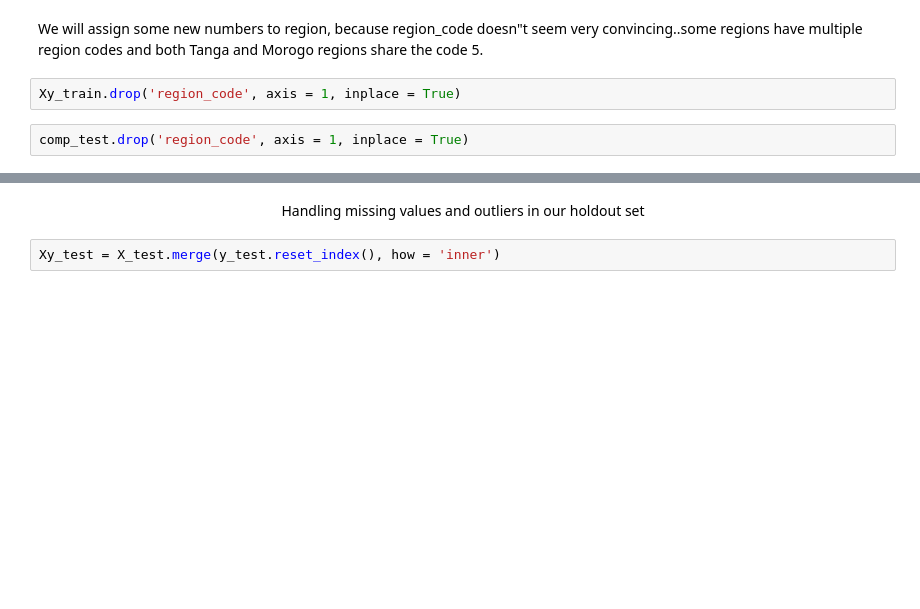
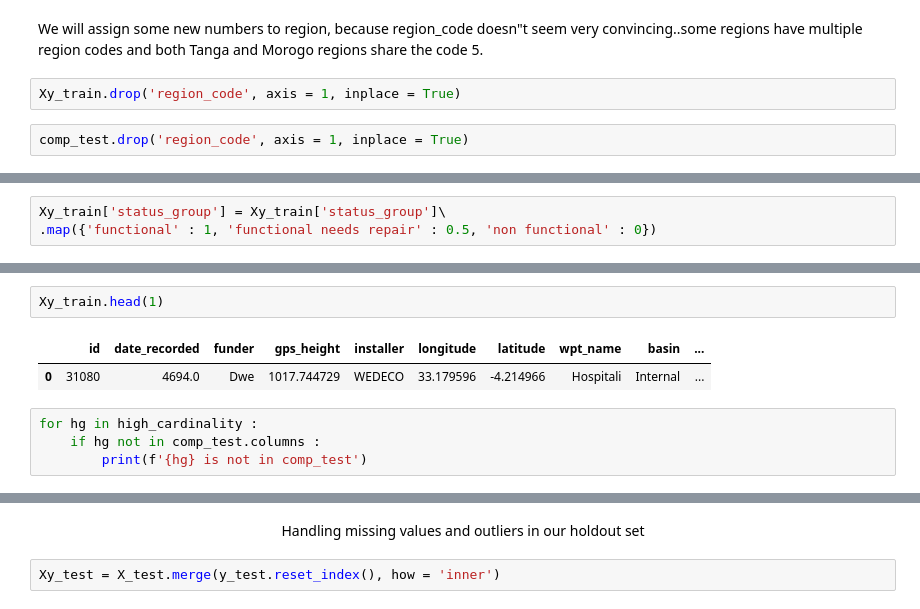
Before and after one commit to KCristopher/drivendata_competitions, a Jupyter notebook: data_mining_water_table/pump_water.ipynb, the cells around one changed output, grey strips where cells are left out. Cells and saved outputs as stored; diff of their text form; blank space fills up the shorter version.

```diff
--- a/data_mining_water_table/pump_water.ipynb
+++ b/data_mining_water_table/pump_water.ipynb
@@ -3120,0 +3144,3 @@ class TargetEncoder(category_encoders.utils.BaseEncoder, category_encoders.utils
+# %%
+Xy_train['status_group'] = Xy_train['status_group']\
+.map({'functional' : 1, 'functional needs repair' : 0.5, 'non functional' : 0})
@@ -3170,0 +3332,9 @@ def mean_target_encoding(train_data, test_data, features, target):
+# %%
+Xy_train.head(1)
+# %% [output]
+|  | id | date_recorded | funder | gps_height | installer | longitude | latitude | wpt_name | basin | ... |
+| 0 | 31080 | 4694.0 | Dwe | 1017.744729 | WEDECO | 33.179596 | -4.214966 | Hospitali | Internal | ... |
+# %%
+for hg in high_cardinality :
+    if hg not in comp_test.columns :
+        print(f'{hg} is not in comp_test')
```
Also changed, not shown: parts of 34 cells of this notebook.
